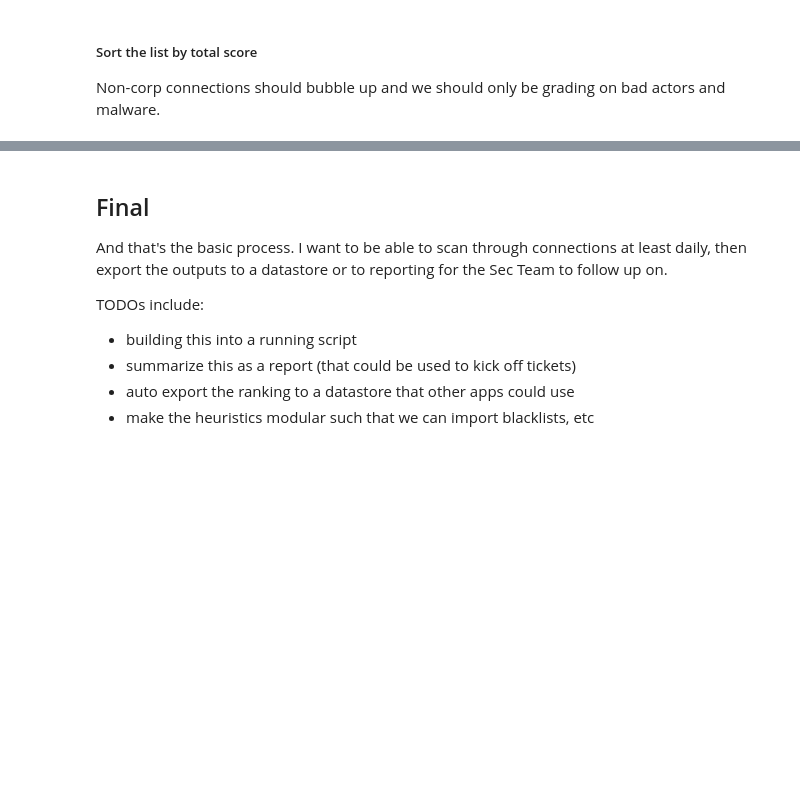
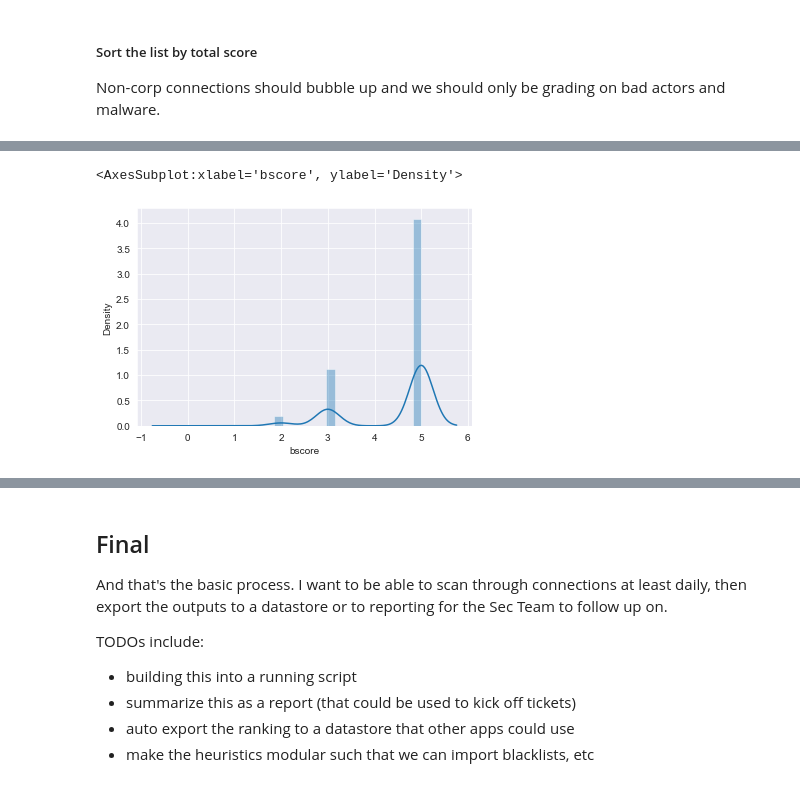
Before and after one commit to jsutch/RITA_Scripts, a Jupyter notebook: Zeek and RITA Analysis - Summary View - Scrubbed.ipynb, the cells around one changed output, grey strips where cells are left out. Drawn from its saved outputs; the diff is of its cells as text; code cells hidden in the pictures; blank space fills up the shorter version.

Commit message:
summarized ASN lookups for both src and dst. Added total_score and bscore graphs. Added explanations and headers

```diff
--- a/Zeek and RITA Analysis - Summary View - Scrubbed.ipynb
+++ b/Zeek and RITA Analysis - Summary View - Scrubbed.ipynb
@@ -331,10 +301,0 @@ df.head(3)
-# %%
-# fill in the blanks for sources
-df['asncidr'] = df[df['asncidr'] == 'rfc1918_dst']['Source IP'].apply(getSrcAsInfo, category='asncidr',axis=1)
-# %%
-df['asn'] = df[df['asn'] == 'rfc1918_dst']['Source IP'].apply(getSrcAsInfo, category='asnnum',axis=1)
-# %%
-df['asn_desc'] = df[df['asn_desc'] == 'rfc1918_dst']['Source IP'].apply(getSrcAsInfo, category='asndesc',axis=1)
-# %%
-# countries
-df['asn_country'] = df[df['asn_country'] == 'rfc1918_dst']['Source IP'].apply(getSrcAsInfo, category='asncc',axis=1)
@@ -775,0 +1188,5 @@ df[:10].sort_values(by='total_score', ascending=False)
+# %%
+sns.distplot(df['bscore'])
+# %% [output]
+<AxesSubplot:xlabel='bscore', ylabel='Density'>
+[figure, added]
```
Also changed, not shown: parts of 89 cells of this notebook.
